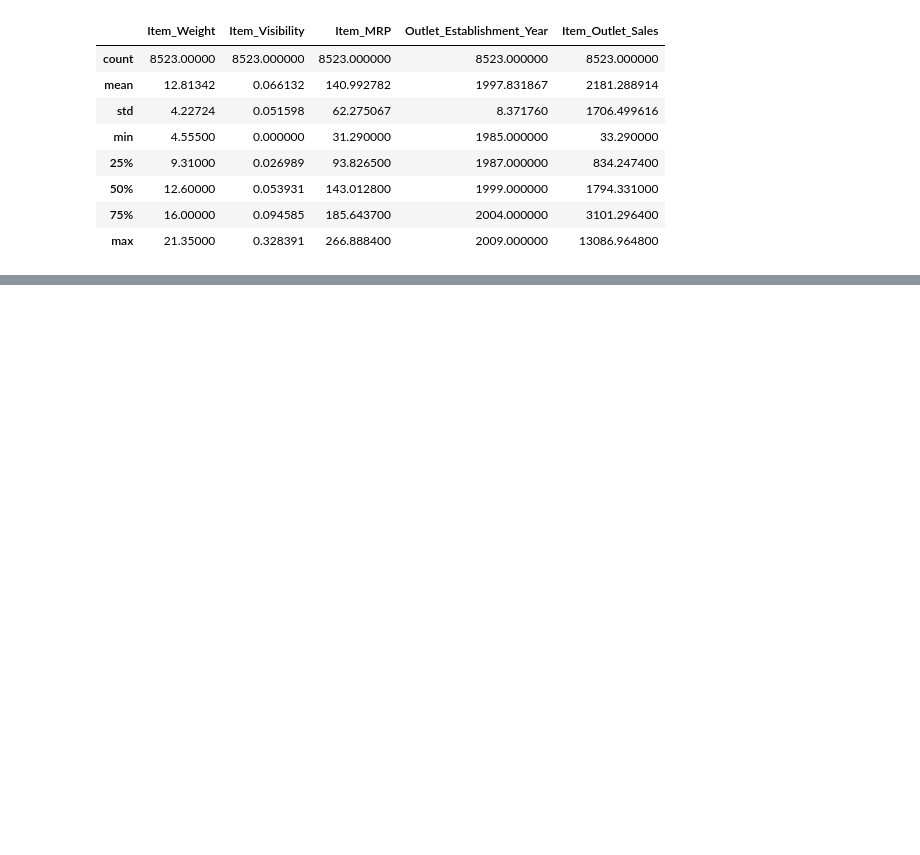
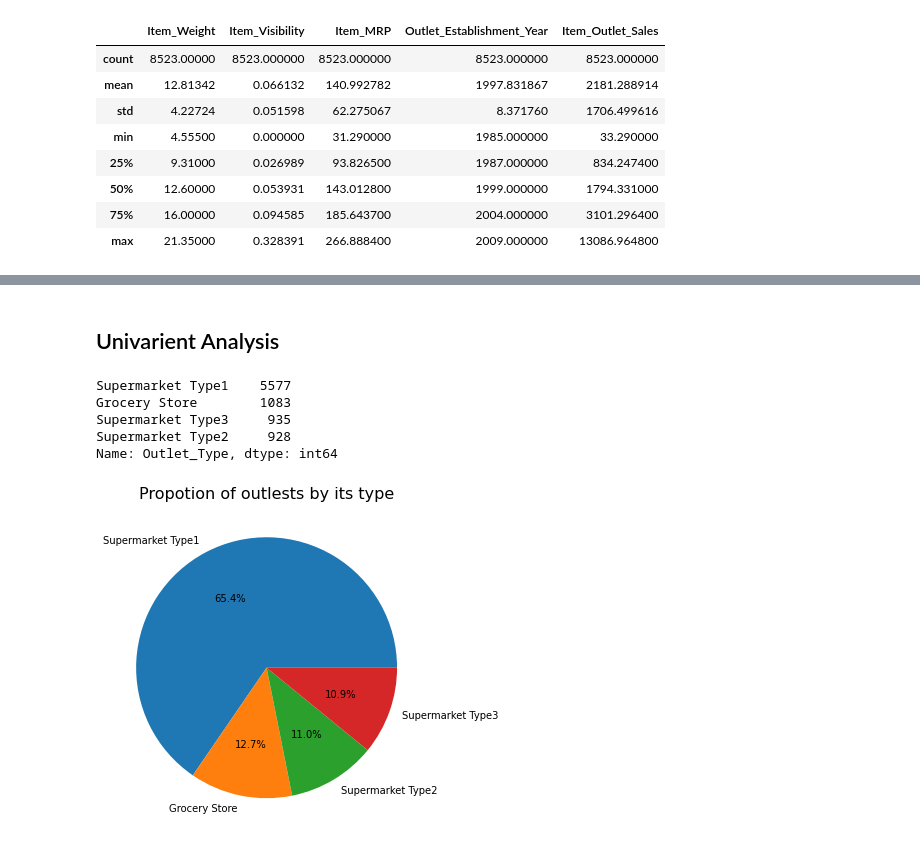
Before and after one commit to sheha919/Coding-Dojo-Project1, a Jupyter notebook: sales_prediction.ipynb, the cells around one changed output, grey strips where cells are left out. Saved outputs shown, nothing was run; the diff lists cells and outputs as text; code cells hidden in the pictures; blank space fills up the shorter version.

Commit message:
update with visualization

```diff
--- a/sales_prediction.ipynb
+++ b/sales_prediction.ipynb
@@ -293,0 +307,17 @@ df.describe()
+# %% [markdown]
+## Univarient Analysis
+# %%
+df['Outlet_Type'].value_counts()
+# %% [output]
+Supermarket Type1    5577
+Grocery Store        1083
+Supermarket Type3     935
+Supermarket Type2     928
+Name: Outlet_Type, dtype: int64
+# %%
+plt.figure(figsize=[6,6])
+labels_ot=['Supermarket Type1','Grocery Store','Supermarket Type2','Supermarket Type3']
+plt.pie(df['Outlet_Type'].value_counts(),labels=labels_ot, autopct='%0.1f%%')
+plt.title('Propotion of outlests by its type', fontsize=16);
+# %% [output]
+[figure, added]
```
Also changed, not shown: parts of 18 cells of this notebook.
